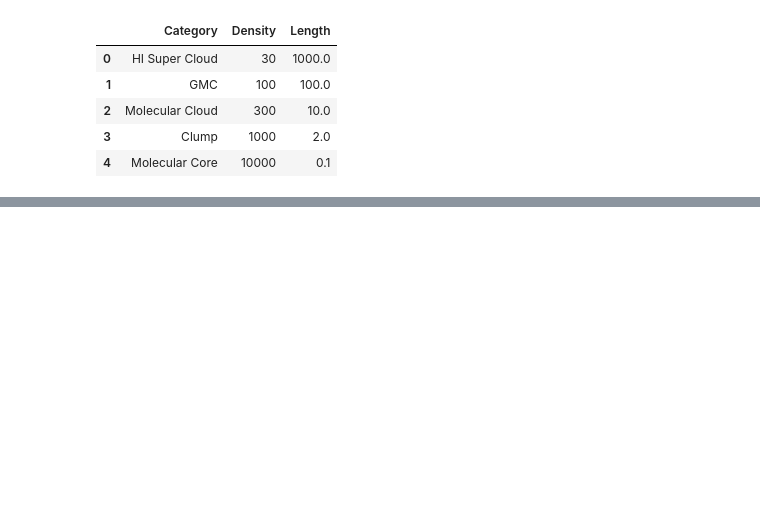
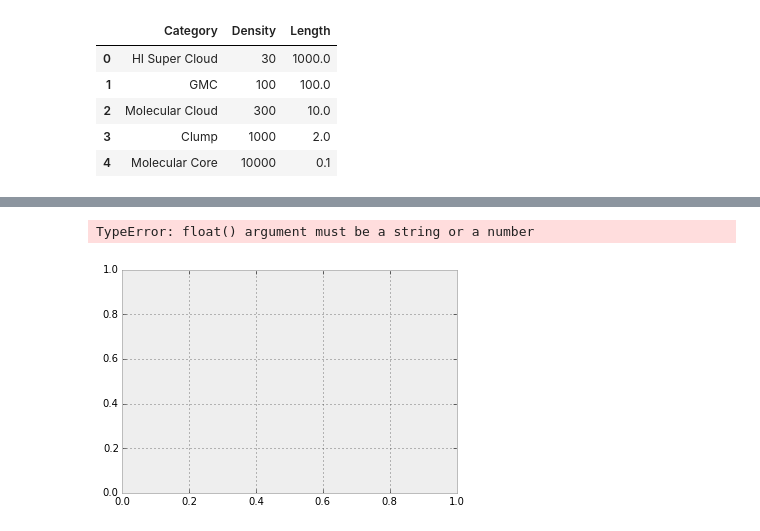
Before and after one commit to Mixpap/Ptyxiaki, a Jupyter notebook: Untitled1.ipynb, the cells around one changed output, grey strips where cells are left out. Saved outputs shown, nothing was run; the diff lists cells and outputs as text; code cells hidden in the pictures; blank space fills up the shorter version.

```diff
--- a/Untitled1.ipynb
+++ b/Untitled1.ipynb
@@ -102,0 +136,5 @@ array([  6.77253882e+05,  -1.91639115e+00])
+# %%
+plt.contour(R,Th,rho)
+# %% [output]
+TypeError: float() argument must be a string or a number
+[figure, added]
```
Also changed, not shown: parts of 9 cells of this notebook, 5 other files.
